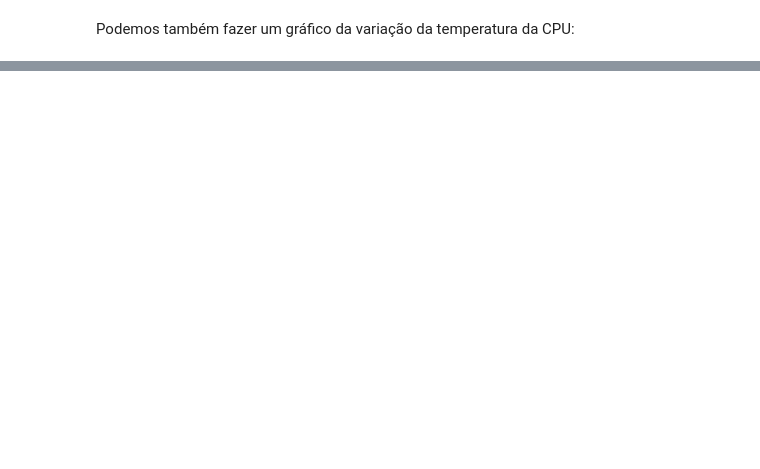
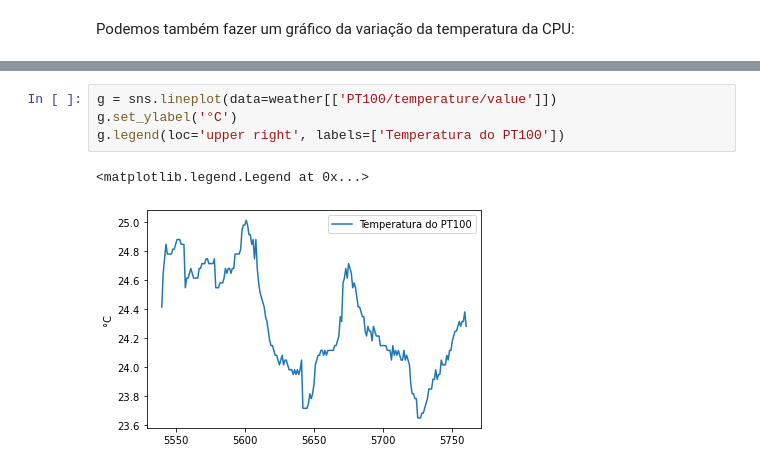
Before and after one commit to open-weather-iot/owi-client-examples, a Jupyter notebook: examples/python-experiments.ipynb, the cells around one changed output, grey strips where cells are left out. Cells and saved outputs as stored; diff of their text form; blank space fills up the shorter version.

```diff
--- a/examples/python-experiments.ipynb
+++ b/examples/python-experiments.ipynb
@@ -114,0 +116,7 @@ g.legend(loc='upper right', labels=['Tensão interna'])
+# %%
+g = sns.lineplot(data=weather[['PT100/temperature/value']])
+g.set_ylabel('°C')
+g.legend(loc='upper right', labels=['Temperatura do PT100'])
+# %% [output]
+<matplotlib.legend.Legend at 0x...>
+[figure, added]
```
Also changed, not shown: parts of 9 cells of this notebook, 1 other file.
